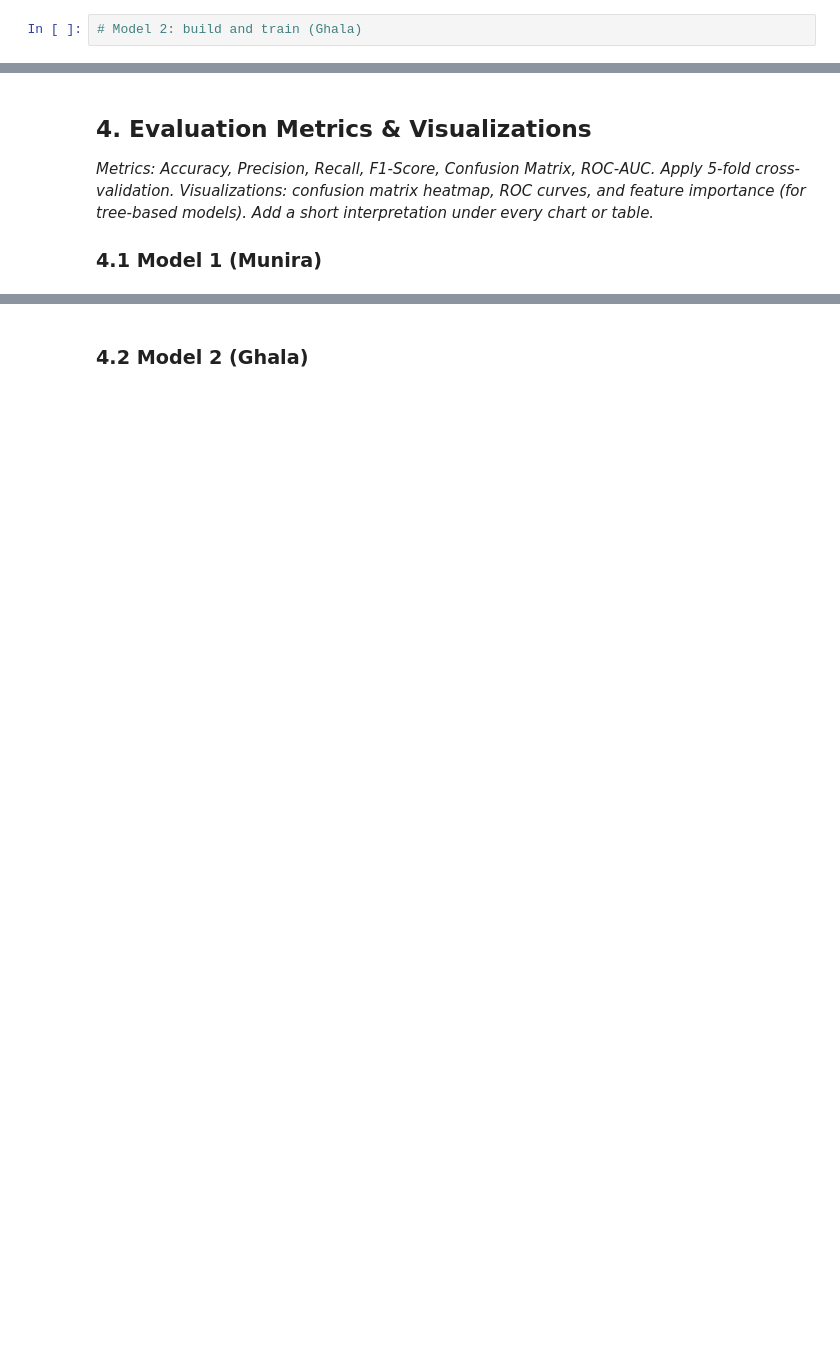
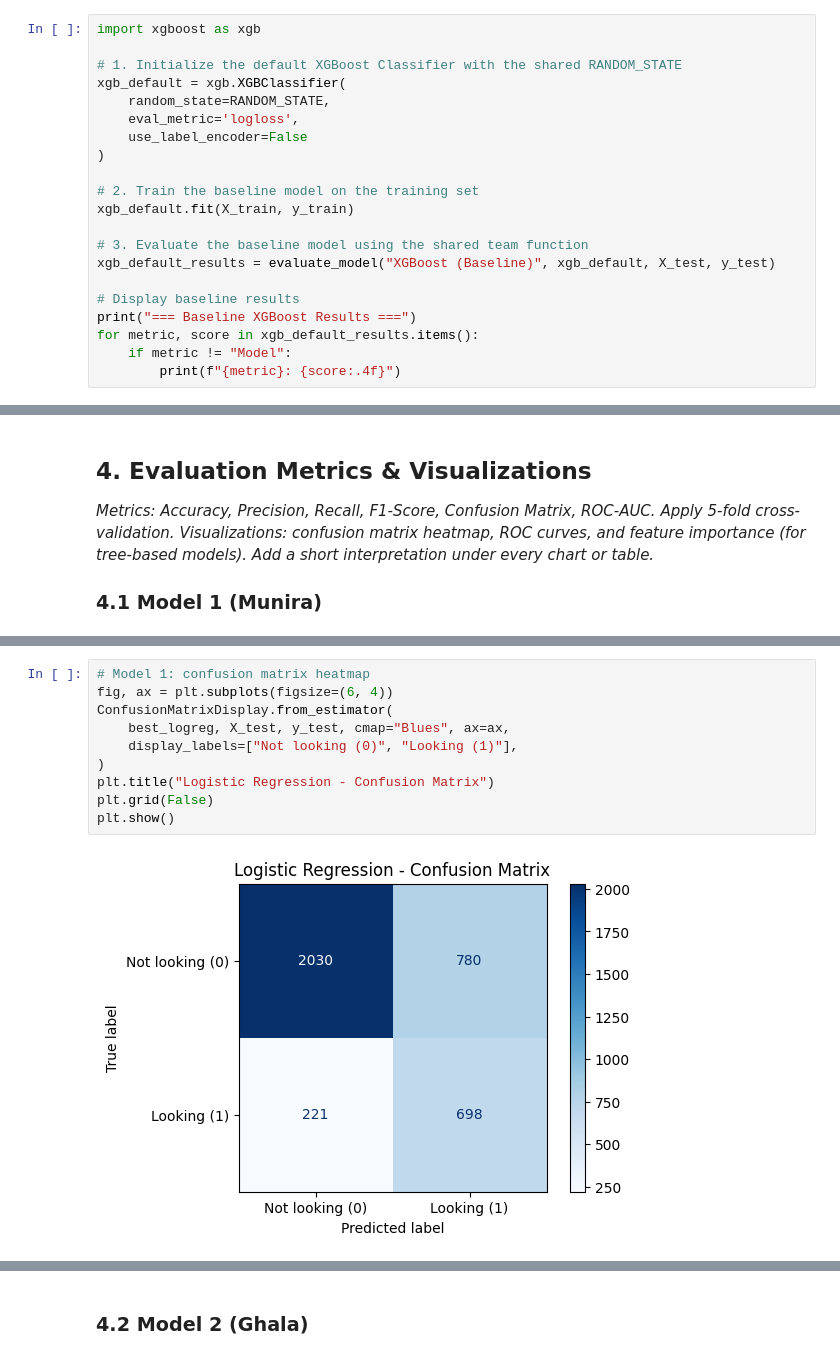
Before and after one commit to ManarAlrazin/SW485-Project-Group2, a Jupyter notebook: Phase1_Supervised_Learning.ipynb, the cells around one changed output, grey strips where cells are left out. Cells and saved outputs as stored; diff of their text form; blank space fills up the shorter version.

```diff
--- a/Phase1_Supervised_Learning.ipynb
+++ b/Phase1_Supervised_Learning.ipynb
@@ -79,4 +143,23 @@ def evaluate_model(name, model, X_test, y_test):
 # %% [markdown]
 ### 2.2 Model 2 (Ghala)
 # %%
-# Model 2: build and train (Ghala)
+import xgboost as xgb
+
+# 1. Initialize the default XGBoost Classifier with the shared RANDOM_STATE
+xgb_default = xgb.XGBClassifier(
+    random_state=RANDOM_STATE,
+    eval_metric='logloss',
+    use_label_encoder=False
+)
+
+# 2. Train the baseline model on the training set
+xgb_default.fit(X_train, y_train)
+
+# 3. Evaluate the baseline model using the shared team function
+xgb_default_results = evaluate_model("XGBoost (Baseline)", xgb_default, X_test, y_test)
+
+# Display baseline results
+print("=== Baseline XGBoost Results ===")
+for metric, score in xgb_default_results.items():
+    if metric != "Model":
+        print(f"{metric}: {score:.4f}")
@@ -100,0 +322,12 @@ def evaluate_model(name, model, X_test, y_test):
+# %%
+# Model 1: confusion matrix heatmap
+fig, ax = plt.subplots(figsize=(6, 4))
+ConfusionMatrixDisplay.from_estimator(
+    best_logreg, X_test, y_test, cmap="Blues", ax=ax,
+    display_labels=["Not looking (0)", "Looking (1)"],
+)
+plt.title("Logistic Regression - Confusion Matrix")
+plt.grid(False)
+plt.show()
+# %% [output]
+[figure, added]
```
Also changed, not shown: parts of 51 cells of this notebook.
